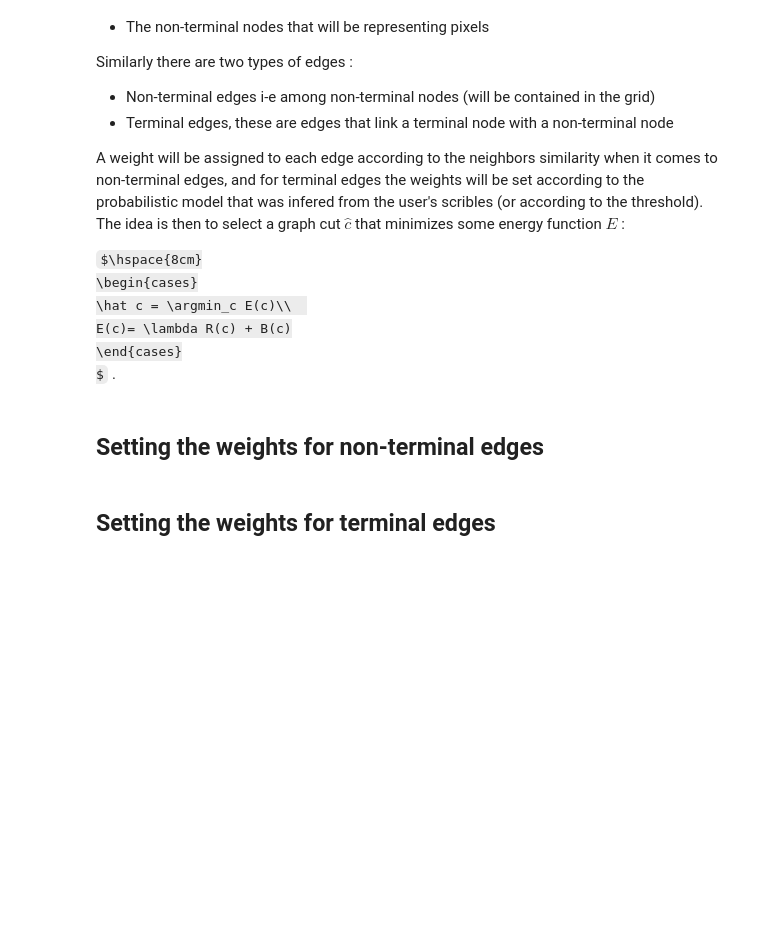
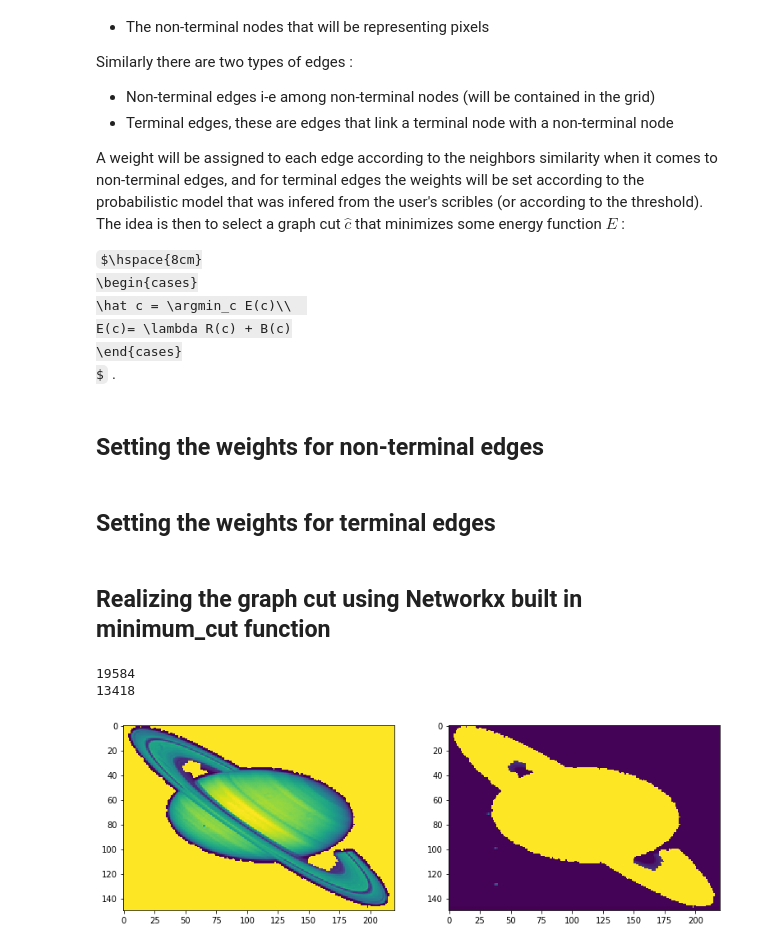
Before and after one commit to A-EL-YAAGOUBI/ML, a Jupyter notebook: Computer Vision/ImageSegmentation_Using_GraphCut.ipynb, the cells around one changed output. Cells and saved outputs as stored; diff of their text form; code cells hidden in the pictures; some formulas as TeX source; blank space fills up the shorter version.

Commit message:
Problem solved by minimum cut

```diff
--- a/Computer Vision/ImageSegmentation_Using_GraphCut.ipynb
+++ b/Computer Vision/ImageSegmentation_Using_GraphCut.ipynb
@@ -156,3 +156,38 @@ for node in myGraph.nodes:
         pixel = myIm[xNode][yNode]
         myGraph.add_edge((xNode, yNode), 'F', capacity=-np.log(pdf(pixel, muB, sigmaB) + epsilon))
         myGraph.add_edge((xNode, yNode), 'B', capacity=-np.log(pdf(pixel, muF, sigmaF) + epsilon))
+# %% [markdown]
+## Realizing the graph cut using Networkx built in minimum_cut function
+# %%
+_, (pixelsB, pixelsF) = nx.minimum_cut(G=myGraph, s='F', t='B')
+# %%
+pixelsB = list(pixelsB)
+pixelsF = list(pixelsF)
+
+print(len(pixelsF))
+print(len(pixelsB))
+
+back  = 255*np.ones((height,width))
+front = 255*np.ones((height,width))
+
+for node in myGraph.nodes:
+    if node != 'F' and node != 'B':
+        x = node[0]
+        y = node[1]
+        if (x, y) in pixelsB:
+            front[x][y] = myIm[x][y]
+        else:
+            back[x][y] = myIm[x][y]
+# %% [output]
+19584
+13418
+# %%
+plt.figure(figsize=(13,5))
+plt.subplot(1, 2, 1)
+plt.imshow(front)
+
+plt.subplot(1, 2, 2)
+plt.imshow(back)
+plt.show()
+# %% [output]
+[figure, added]
```
